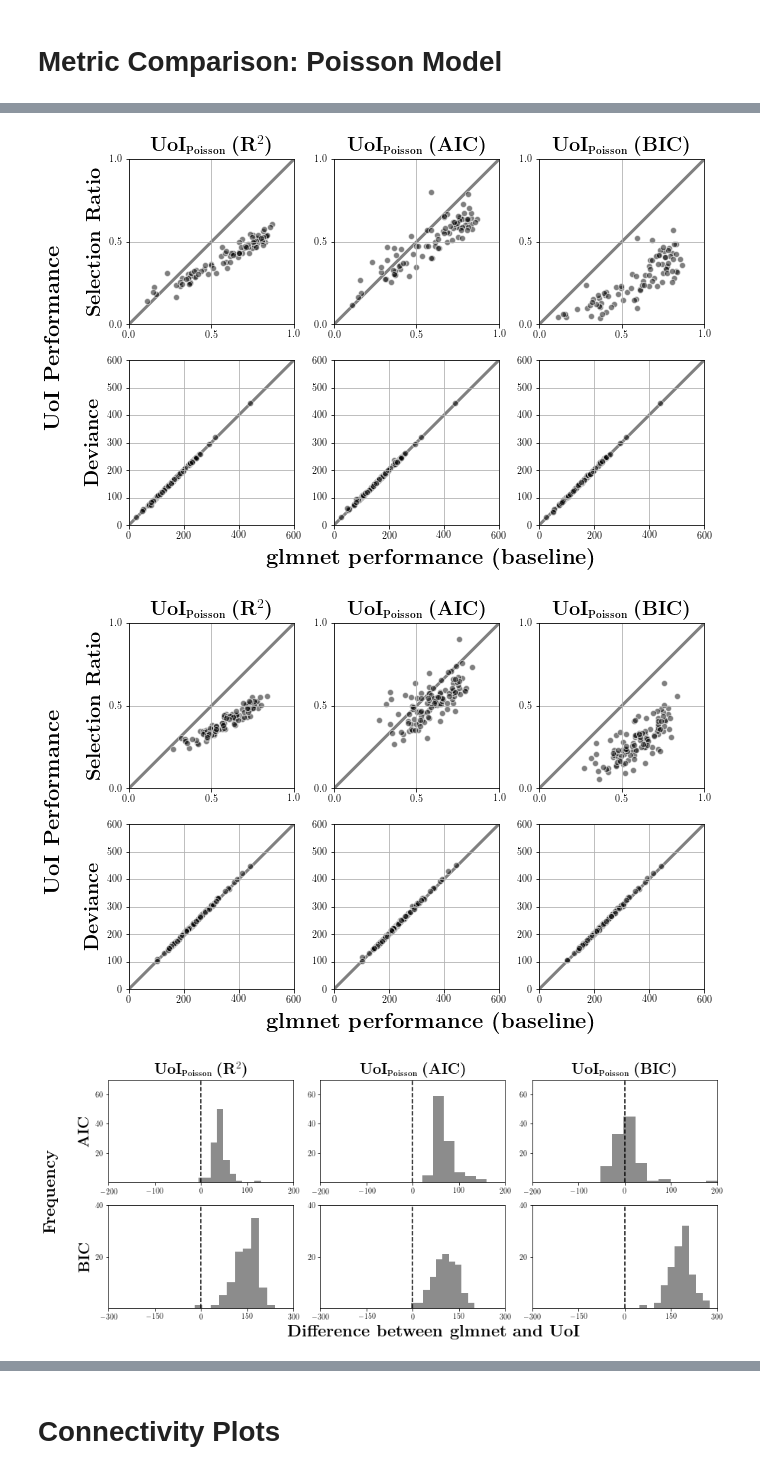
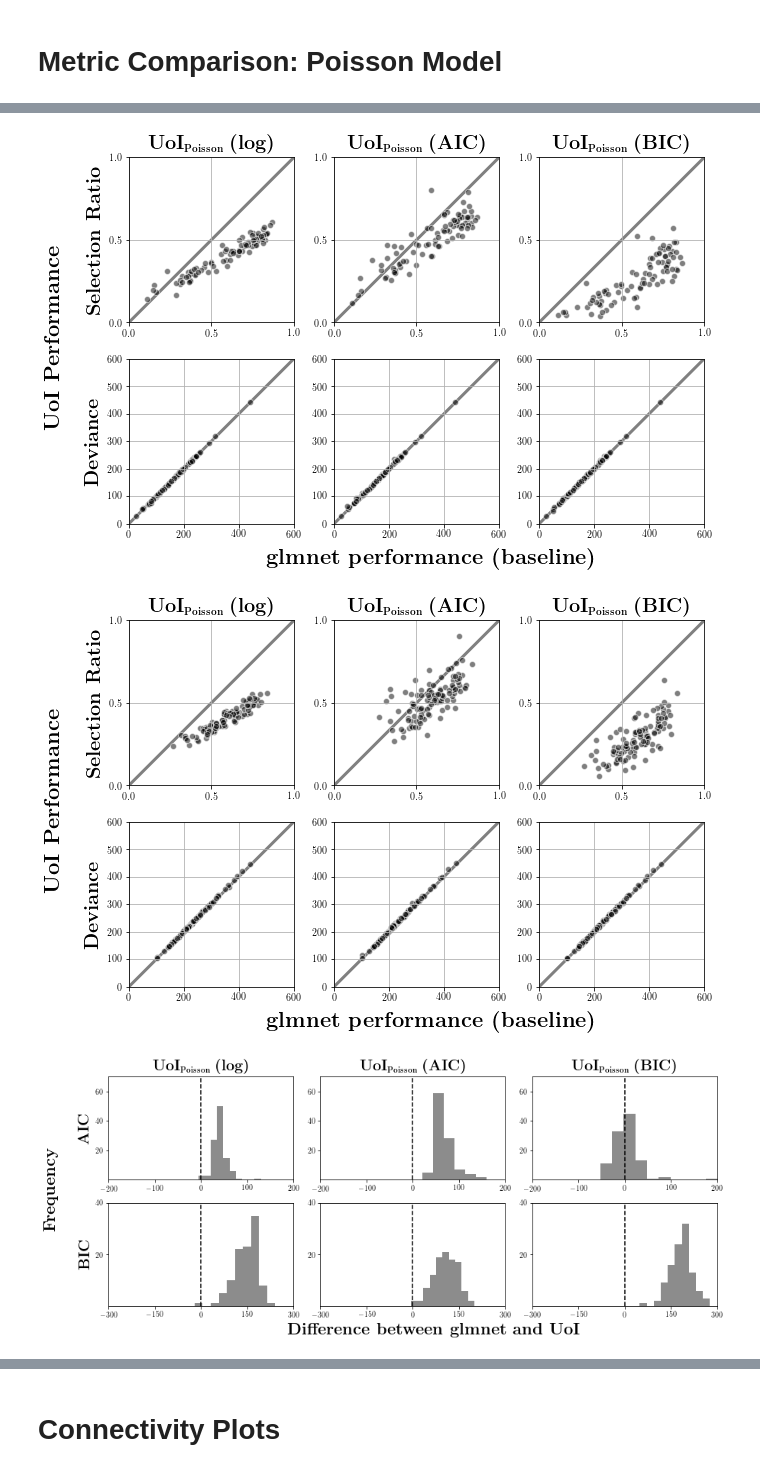
Before and after one commit to BouchardLab/neuroinference, a Jupyter notebook: notebooks/coupling/pvc11_coupling_analysis.ipynb, the cells around one changed output, grey strips where cells are left out. Cells and saved outputs as stored; diff of their text form; code cells hidden in the pictures.

```diff
--- a/notebooks/coupling/pvc11_coupling_analysis.ipynb
+++ b/notebooks/coupling/pvc11_coupling_analysis.ipynb
@@ -97,7 +97,7 @@ fig, axes = plot_metric_summary(baseline_group=baselines[1],
                                 fits_groups=algorithms[1],
                                 metrics=['selection_ratio', 'deviances_test'])
 
-# additional customizations #
+# additional customizations
 
 # first row: selection ratio
 for idx in range(3):
@@ -132,7 +132,7 @@ axes[0, 0].set_ylabel(r'\textbf{Selection Ratio}', fontsize=20)
 axes[1, 0].set_ylabel(r'\textbf{Deviance}', fontsize=20)
 
 
-axes[0, 0].set_title(r'\textbf{UoI}$_{\normalsize\textbf{Poisson}}$ \textbf{(}$\mathbf{R}^2$\textbf{)}',
+axes[0, 0].set_title(r'\textbf{UoI}$_{\normalsize\textbf{Poisson}}$ \textbf{(log)}',
                      fontsize=20)
 axes[0, 1].set_title(r'\textbf{UoI}$_{\normalsize\textbf{Poisson}}$ \textbf{(AIC)}',
                      fontsize=20)
@@ -157,7 +157,7 @@ fig.text(
 plt.tight_layout()
 plt.savefig('pvc11_monkey2_coupling_poisson_metric_summary.pdf', bbox_inches='tight')
 # %% [output]
-[figure, old version]
+[figure, new version]
 # %%
 fig, axes = plot_metric_summary(baseline_group=baselines[2],
                                 fits_groups=algorithms[2],
@@ -198,7 +198,7 @@ axes[0, 0].set_ylabel(r'\textbf{Selection Ratio}', fontsize=20)
 axes[1, 0].set_ylabel(r'\textbf{Deviance}', fontsize=20)
 
 
-axes[0, 0].set_title(r'\textbf{UoI}$_{\normalsize\textbf{Poisson}}$ \textbf{(}$\mathbf{R}^2$\textbf{)}',
+axes[0, 0].set_title(r'\textbf{UoI}$_{\normalsize\textbf{Poisson}}$ \textbf{(log)}',
                      fontsize=20)
 axes[0, 1].set_title(r'\textbf{UoI}$_{\normalsize\textbf{Poisson}}$ \textbf{(AIC)}',
                      fontsize=20)
@@ -223,7 +223,7 @@ fig.text(
 plt.tight_layout()
 plt.savefig('pvc11_monkey3_coupling_poisson_metric_summary.pdf', bbox_inches='tight')
 # %% [output]
-[figure, old version]
+[figure, new version]
 # %%
 fig, axes = plot_difference_distribution(baseline_group=baselines[0],
                                 fits_groups=algorithms[0],
@@ -244,35 +244,35 @@ for ax in axes[1]:
     ax.set_yticks([20, 40])
 
 axes[0, 0].set_ylabel(r'\textbf{AIC}', fontsize=20)
 axes[1, 0].set_ylabel(r'\textbf{BIC}', fontsize=20)
 
 
-axes[0, 0].set_title(r'\textbf{UoI}$_{\normalsize\textbf{Poisson}}$ \textbf{(}$\mathbf{R}^2$\textbf{)}',
+axes[0, 0].set_title(r'\textbf{UoI}$_{\normalsize\textbf{Poisson}}$ \textbf{(log)}',
                      fontsize=20)
 axes[0, 1].set_title(r'\textbf{UoI}$_{\normalsize\textbf{Poisson}}$ \textbf{(AIC)}',
                      fontsize=20)
 axes[0, 2].set_title(r'\textbf{UoI}$_{\normalsize\textbf{Poisson}}$ \textbf{(BIC)}',
                      fontsize=20)
 
 fig.text(
     x=0.55, y=-0.01,
     s=r'\textbf{Difference between glmnet and UoI}',
     fontsize=22,
     horizontalalignment='center',
     verticalalignment='center')
 
 fig.text(
     x=-0.03, y=0.5,
     s=r'\textbf{Frequency}',
     fontsize=22,
     rotation=90,
     horizontalalignment='center',
     verticalalignment='center')
 
 plt.tight_layout()
 plt.savefig('pvc11_monkey1_coupling_poisson_difference_distributions.pdf', bbox_inches='tight')
 # %% [output]
-[figure, old version]
+[figure, new version]
 # %%
 fig, axes = plot_difference_distribution(baseline_group=baselines[1],
                                 fits_groups=algorithms[1],
```
Also changed, not shown: parts of 6 cells of this notebook, 4 other files.
